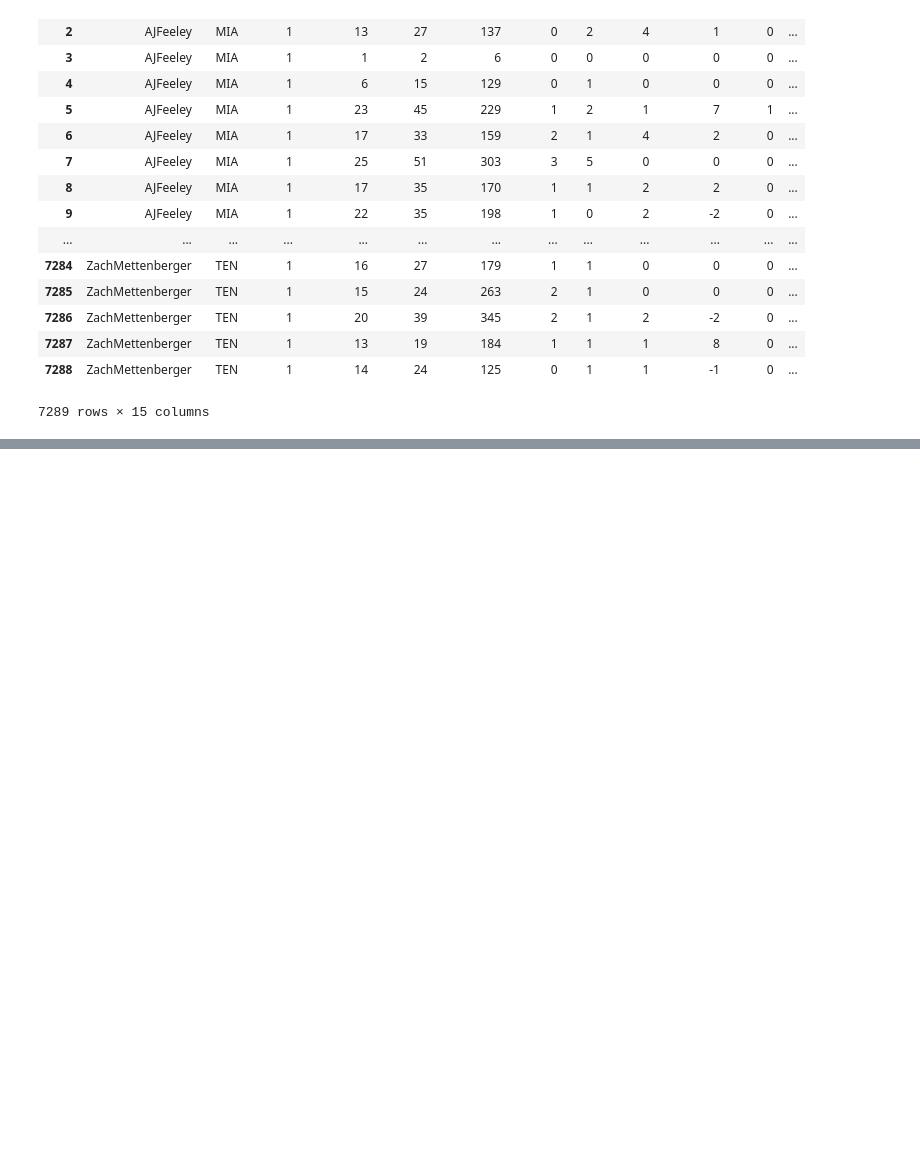
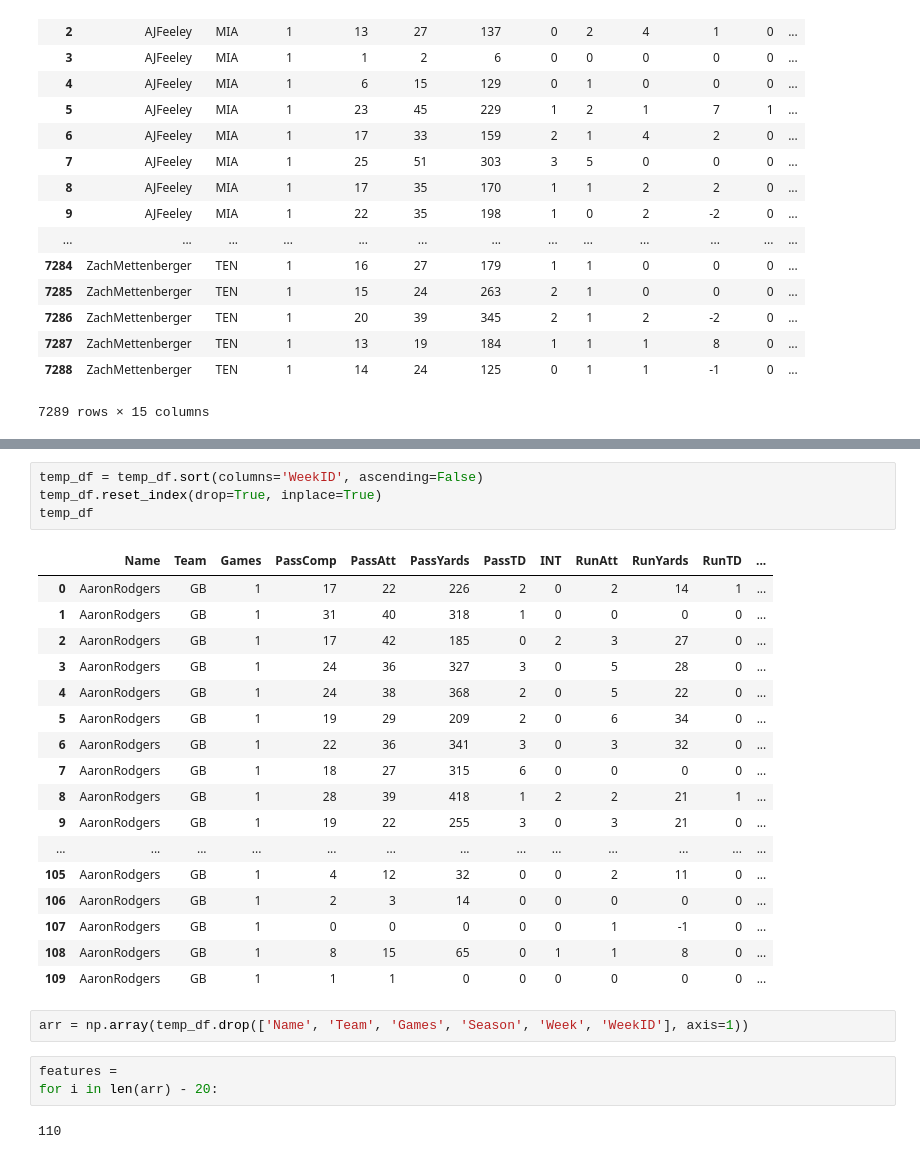
Before and after one commit to keithdlandry/player_stats, a Jupyter notebook: notebooks/gbg_proj.ipynb, the cells around one changed output, grey strips where cells are left out. Drawn from its saved outputs; the diff is of its cells as text; blank space fills up the shorter version.

```diff
--- a/notebooks/gbg_proj.ipynb
+++ b/notebooks/gbg_proj.ipynb
@@ -83,0 +101,29 @@ dtype: bool
+# %%
+temp_df = temp_df.sort(columns='WeekID', ascending=False)
+temp_df.reset_index(drop=True, inplace=True)
+temp_df
+# %% [output]
+|  | Name | Team | Games | PassComp | PassAtt | PassYards | PassTD | INT | RunAtt | RunYards | RunTD | ... |
+| 0 | AaronRodgers | GB | 1 | 17 | 22 | 226 | 2 | 0 | 2 | 14 | 1 | ... |
+| 1 | AaronRodgers | GB | 1 | 31 | 40 | 318 | 1 | 0 | 0 | 0 | 0 | ... |
+| 2 | AaronRodgers | GB | 1 | 17 | 42 | 185 | 0 | 2 | 3 | 27 | 0 | ... |
+| 3 | AaronRodgers | GB | 1 | 24 | 36 | 327 | 3 | 0 | 5 | 28 | 0 | ... |
+| 4 | AaronRodgers | GB | 1 | 24 | 38 | 368 | 2 | 0 | 5 | 22 | 0 | ... |
+| 5 | AaronRodgers | GB | 1 | 19 | 29 | 209 | 2 | 0 | 6 | 34 | 0 | ... |
+| 6 | AaronRodgers | GB | 1 | 22 | 36 | 341 | 3 | 0 | 3 | 32 | 0 | ... |
+| 7 | AaronRodgers | GB | 1 | 18 | 27 | 315 | 6 | 0 | 0 | 0 | 0 | ... |
+| 8 | AaronRodgers | GB | 1 | 28 | 39 | 418 | 1 | 2 | 2 | 21 | 1 | ... |
+| 9 | AaronRodgers | GB | 1 | 19 | 22 | 255 | 3 | 0 | 3 | 21 | 0 | ... |
+| ... | ... | ... | ... | ... | ... | ... | ... | ... | ... | ... | ... | ... |
+| 105 | AaronRodgers | GB | 1 | 4 | 12 | 32 | 0 | 0 | 2 | 11 | 0 | ... |
+| 106 | AaronRodgers | GB | 1 | 2 | 3 | 14 | 0 | 0 | 0 | 0 | 0 | ... |
+| 107 | AaronRodgers | GB | 1 | 0 | 0 | 0 | 0 | 0 | 1 | -1 | 0 | ... |
+| 108 | AaronRodgers | GB | 1 | 8 | 15 | 65 | 0 | 1 | 1 | 8 | 0 | ... |
+| 109 | AaronRodgers | GB | 1 | 1 | 1 | 0 | 0 | 0 | 0 | 0 | 0 | ... |
+# %%
+arr = np.array(temp_df.drop(['Name', 'Team', 'Games', 'Season', 'Week', 'WeekID'], axis=1))
+# %%
+features =
+for i in len(arr) - 20:
+# %% [output]
+110
```
Also changed, not shown: parts of 8 cells of this notebook.
